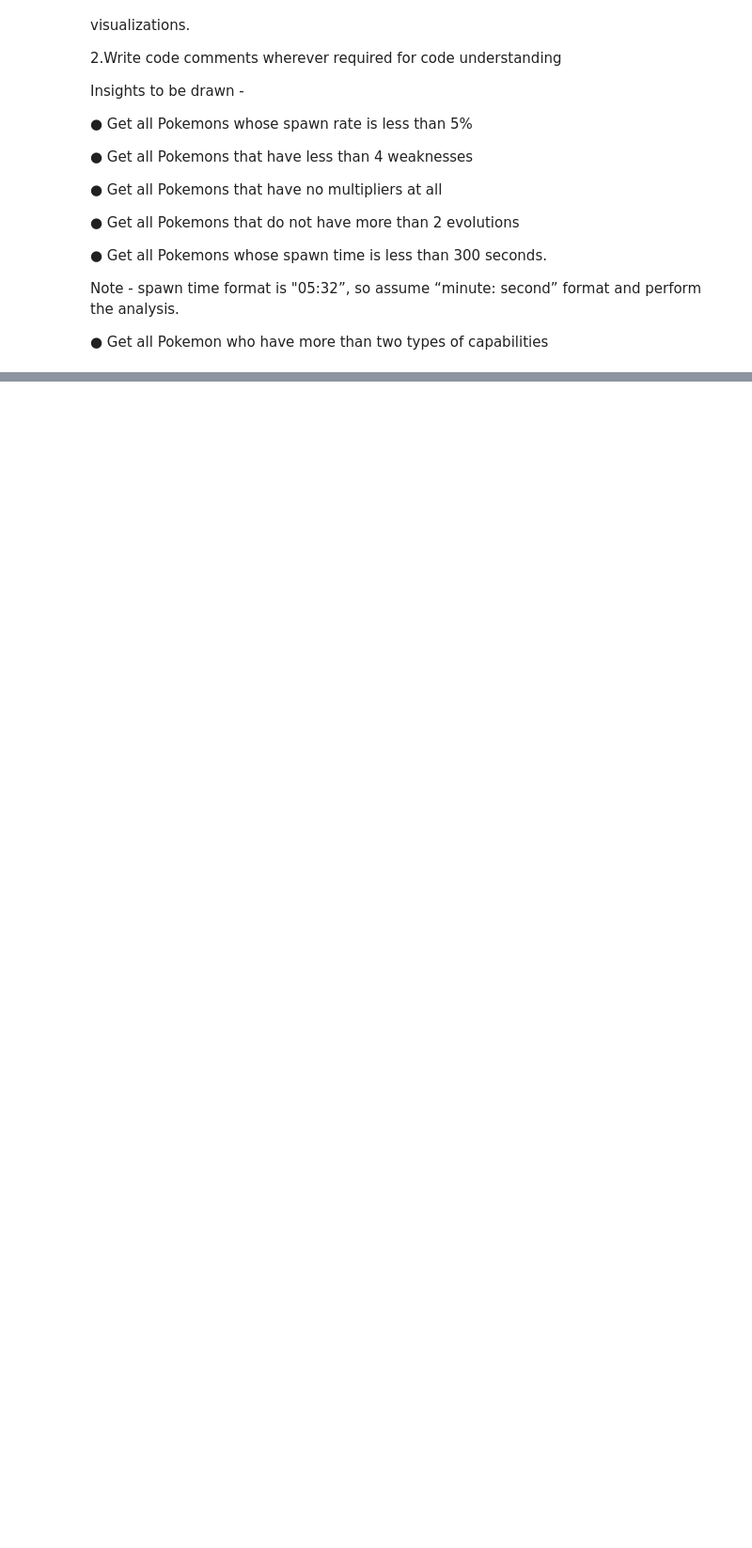
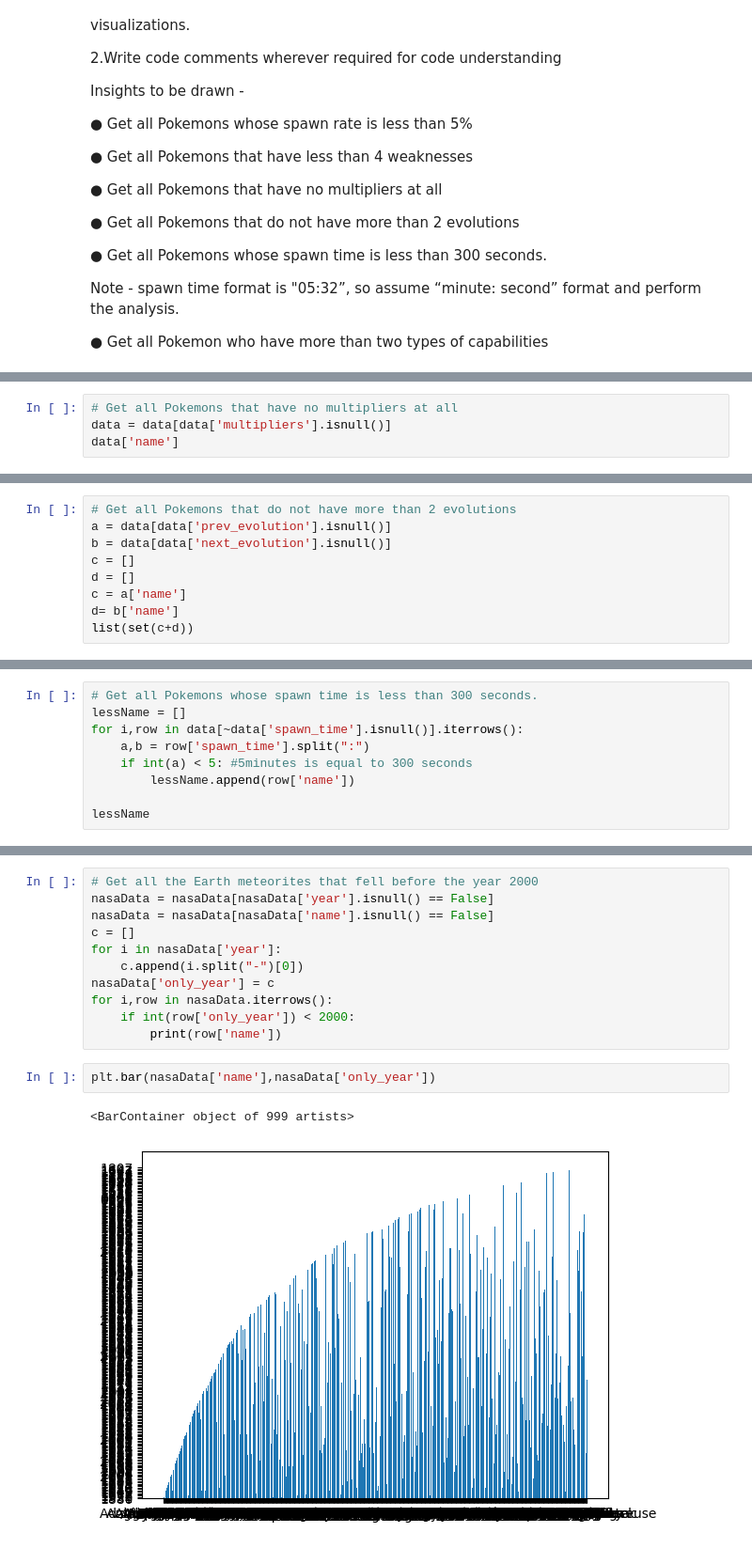
Before and after one commit to AKISHPOTHURI/DataScienceAssignment, a Jupyter notebook: python.ipynb, the cells around one changed output, grey strips where cells are left out. Shown at 94% size. Cells and saved outputs as stored; diff of their text form; blank space fills up the shorter version.

```diff
--- a/python.ipynb
+++ b/python.ipynb
@@ -307,0 +348,4 @@ Note - spawn time format is "05:32”, so assume “minute: second” format and
+# %%
+# Get all Pokemons that have no multipliers at all
+data = data[data['multipliers'].isnull()]
+data['name']
@@ -307,0 +365,9 @@ Note - spawn time format is "05:32”, so assume “minute: second” format and
+# %%
+# Get all Pokemons that do not have more than 2 evolutions
+a = data[data['prev_evolution'].isnull()]
+b = data[data['next_evolution'].isnull()]
+c = []
+d = []
+c = a['name']
+d= b['name']
+list(set(c+d))
@@ -307,0 +392,9 @@ Note - spawn time format is "05:32”, so assume “minute: second” format and
+# %%
+# Get all Pokemons whose spawn time is less than 300 seconds.
+lessName = []
+for i,row in data[~data['spawn_time'].isnull()].iterrows():
+    a,b = row['spawn_time'].split(":")
+    if int(a) < 5: #5minutes is equal to 300 seconds
+        lessName.append(row['name'])
+
+lessName
@@ -307,0 +452,16 @@ Note - spawn time format is "05:32”, so assume “minute: second” format and
+# %%
+# Get all the Earth meteorites that fell before the year 2000
+nasaData = nasaData[nasaData['year'].isnull() == False]
+nasaData = nasaData[nasaData['name'].isnull() == False]
+c = []
+for i in nasaData['year']:
+    c.append(i.split("-")[0])
+nasaData['only_year'] = c
+for i,row in nasaData.iterrows():
+    if int(row['only_year']) < 2000:
+        print(row['name'])
+# %%
+plt.bar(nasaData['name'],nasaData['only_year'])
+# %% [output]
+<BarContainer object of 999 artists>
+[figure, added]
```
Also changed, not shown: parts of 21 cells of this notebook, 2 other files.
